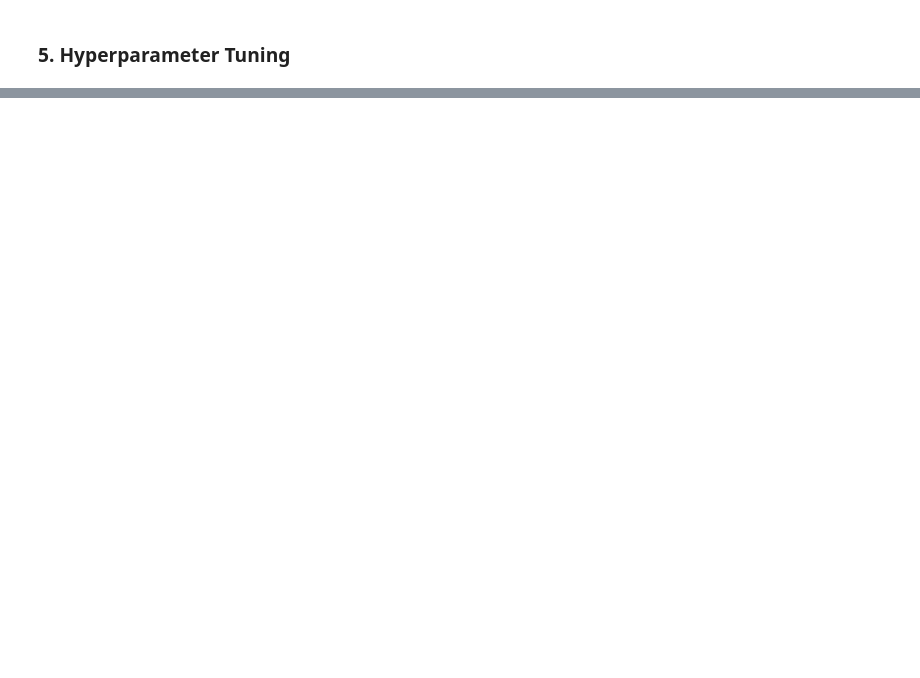
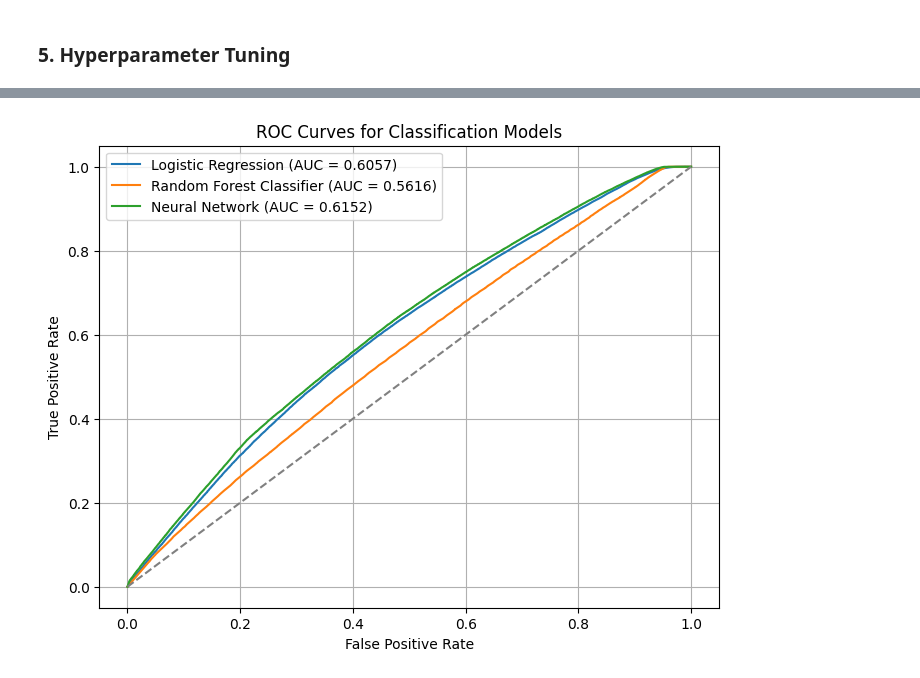
Before and after one commit to jamie07262/ML-MODEL-TRAINING-AND-EVALUATION, a Jupyter notebook: assignment2.ipynb, the cells around one changed output, grey strips where cells are left out. Drawn from its saved outputs; the diff is of its cells as text; code cells hidden in the pictures; blank space fills up the shorter version.

```diff
--- a/assignment2.ipynb
+++ b/assignment2.ipynb
@@ -812,0 +1228,65 @@ p.requires_grad):,}')
+# %%
+#plotting ROC curves for all models on the same figure,
+from sklearn.metrics import roc_curve, auc
+
+plt.figure(figsize=(8, 6))
+
+# Logistic Regression ROC
+log_reg_pipe = Pipeline(steps=[
+    ("preprocessor", preprocessor),
+    ("classifier", LogisticRegression(max_iter=1000, random_state=42))
+])
+
+log_reg_pipe.fit(X_train, y_train)
+y_test_prob_log = log_reg_pipe.predict_proba(X_test)[:, 1]
+fpr_log, tpr_log, _ = roc_curve(y_test, y_test_prob_log)
+auc_log = auc(fpr_log, tpr_log)
+plt.plot(fpr_log, tpr_log, label=f"Logistic Regression (AUC = {auc_log:.4f})")
+
+# Random Forest Classifier ROC
+rf_clf_pipe = Pipeline(steps=[
+    ("preprocessor", preprocessor),
+    ("classifier", RandomForestClassifier(n_estimators=100, random_state=42))
+])
+rf_clf_pipe.fit(X_train, y_train)
+y_test_prob_rf = rf_clf_pipe.predict_proba(X_test)[:, 1]
+fpr_rf, tpr_rf, _ = roc_curve(y_test, y_test_prob_rf)
+auc_rf = auc(fpr_rf, tpr_rf)
+plt.plot(fpr_rf, tpr_rf, label=f"Random Forest Classifier (AUC = {auc_rf:.4f})")
+
+
+# Neural Network ROC
+test_dataset = HighTipDataset(X_test_scaled, y_test.to_numpy(copy=True))
+test_loader = DataLoader(test_dataset, batch_size=256, shuffle=False)
+
+model.eval()
+all_probs = []
+all_labels = []
+
+with torch.no_grad():
+    for X_batch, y_batch in test_loader:
+        X_batch = X_batch.to(device)
+        logits = model(X_batch)
+        probs = torch.sigmoid(logits).cpu().numpy()
+
+        all_probs.extend(probs)
+        all_labels.extend(y_batch.numpy())
+
+all_probs = np.array(all_probs)
+all_labels = np.array(all_labels)
+
+fpr_nn, tpr_nn, _ = roc_curve(all_labels, all_probs)
+auc_nn = auc(fpr_nn, tpr_nn)
+plt.plot(fpr_nn, tpr_nn, label=f"Neural Network (AUC = {auc_nn:.4f})")
+
+# Reference line
+plt.plot([0, 1], [0, 1], linestyle="--", color="gray")
+
+plt.xlabel("False Positive Rate")
+plt.ylabel("True Positive Rate")
+plt.title("ROC Curves for Classification Models")
+plt.legend()
+plt.grid(True)
+plt.show()
+# %% [output]
+[figure, added]
```
Also changed, not shown: parts of 69 cells of this notebook, 3 other files.
